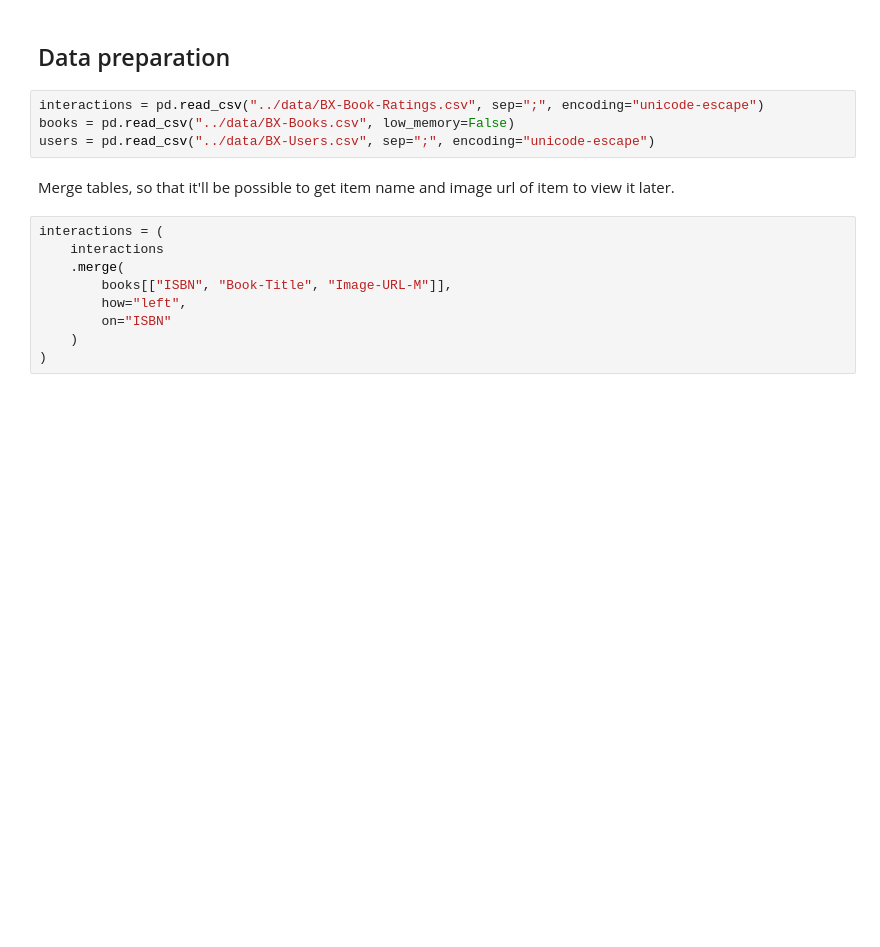
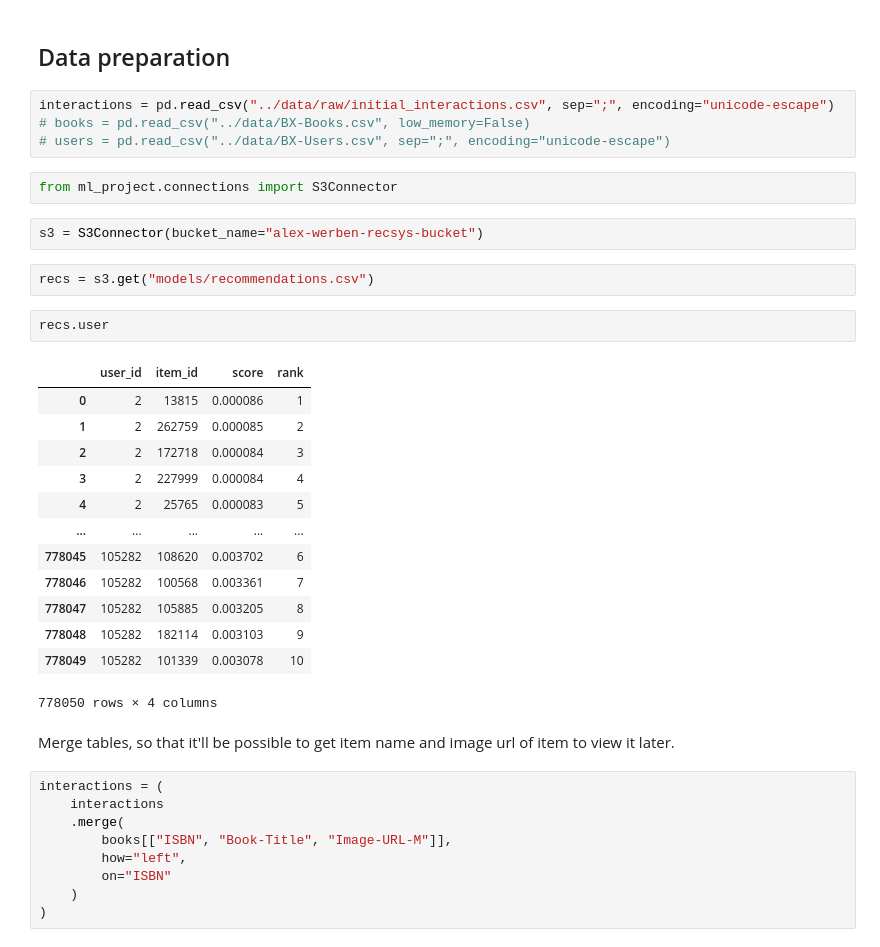
Before and after one commit to alex-werben/RecSys, a Jupyter notebook: notebooks/05_svd_rectools.ipynb, the cells around one changed output. Saved outputs shown, nothing was run; the diff lists cells and outputs as text; blank space fills up the shorter version.

```diff
--- a/notebooks/05_svd_rectools.ipynb
+++ b/notebooks/05_svd_rectools.ipynb
@@ -21,9 +21,31 @@ from src.utils import rec_imaging
 # %% [markdown]
 ## Data preparation
 # %%
-interactions = pd.read_csv("../data/BX-Book-Ratings.csv", sep=";", encoding="unicode-escape")
-books = pd.read_csv("../data/BX-Books.csv", low_memory=False)
-users = pd.read_csv("../data/BX-Users.csv", sep=";", encoding="unicode-escape")
+interactions = pd.read_csv("../data/raw/initial_interactions.csv", sep=";", encoding="unicode-escape")
+# books = pd.read_csv("../data/BX-Books.csv", low_memory=False)
+# users = pd.read_csv("../data/BX-Users.csv", sep=";", encoding="unicode-escape")
+# %%
+from ml_project.connections import S3Connector
+# %%
+s3 = S3Connector(bucket_name="alex-werben-recsys-bucket")
+# %%
+recs = s3.get("models/recommendations.csv")
+# %%
+recs.user
+# %% [output]
+|  | user_id | item_id | score | rank |
+| 0 | 2 | 13815 | 0.000086 | 1 |
+| 1 | 2 | 262759 | 0.000085 | 2 |
+| 2 | 2 | 172718 | 0.000084 | 3 |
+| 3 | 2 | 227999 | 0.000084 | 4 |
+| 4 | 2 | 25765 | 0.000083 | 5 |
+| ... | ... | ... | ... | ... |
+| 778045 | 105282 | 108620 | 0.003702 | 6 |
+| 778046 | 105282 | 100568 | 0.003361 | 7 |
+| 778047 | 105282 | 105885 | 0.003205 | 8 |
+| 778048 | 105282 | 182114 | 0.003103 | 9 |
+| 778049 | 105282 | 101339 | 0.003078 | 10 |
+778050 rows × 4 columns
 # %% [markdown]
 Merge tables, so that it'll be possible to get item name and image url of item to view it later.
 # %%
```
Also changed, not shown: parts of 1 cell of this notebook, 10 other files.
